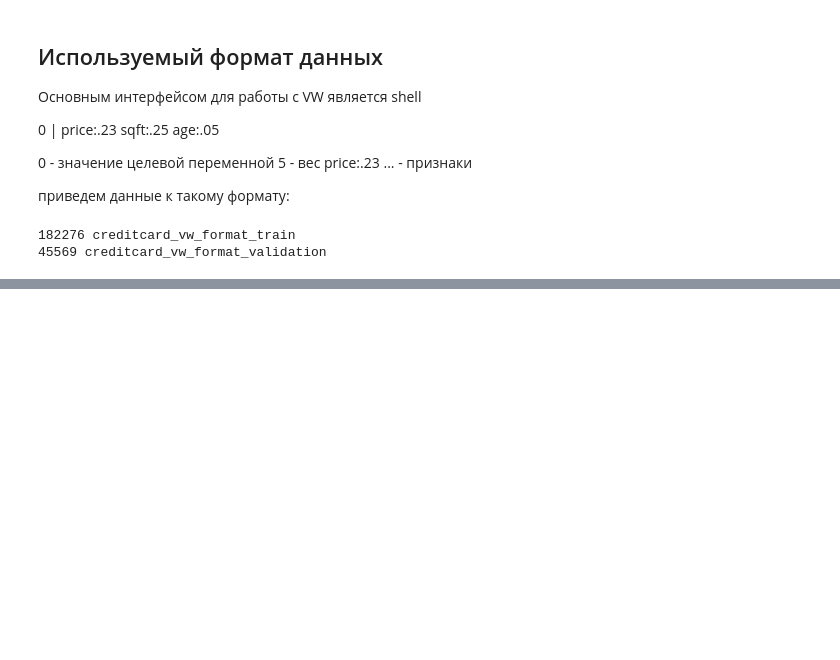
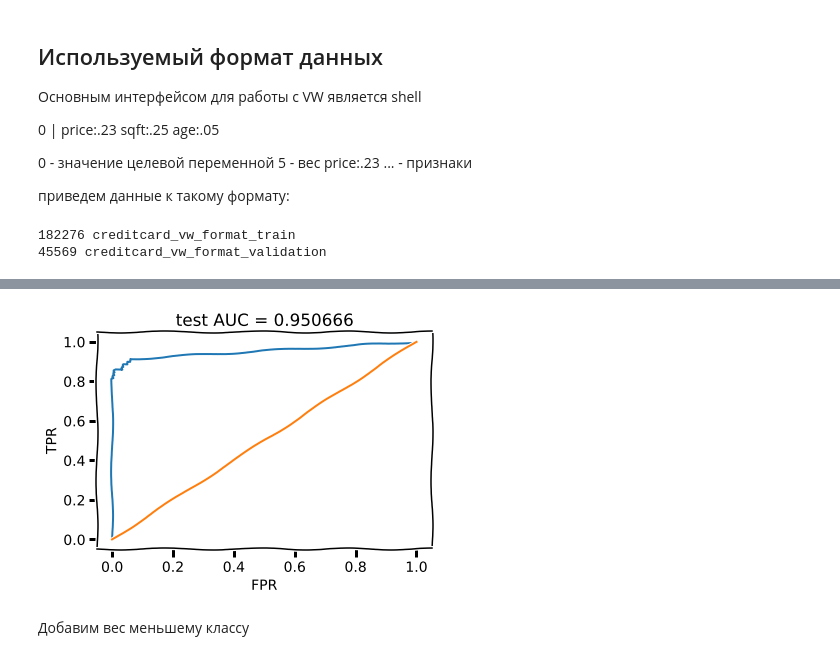
Before and after one commit to stroykova/spheremailru, a Jupyter notebook: lecture_08/vw_tutorial.ipynb, the cells around one changed output, grey strips where cells are left out. Saved outputs shown, nothing was run; the diff lists cells and outputs as text; code cells hidden in the pictures; blank space fills up the shorter version.

```diff
--- a/lecture_08/vw_tutorial.ipynb
+++ b/lecture_08/vw_tutorial.ipynb
@@ -151,0 +180,14 @@ total feature number = 1412333
+# %%
+with open('simple_model_predictions.vw') as pred_file:
+    validation_prediction = [1 - float(label) for label in pred_file.readlines()]
+
+auc = roc_auc_score(validation['Class'], validation_prediction)
+curve = roc_curve(validation['Class'], validation_prediction)
+
+plt.plot(curve[0], curve[1]);
+plt.plot([0,1], [0,1])
+plt.xlabel('FPR'); plt.ylabel('TPR'); plt.title('test AUC = %f' % (auc)); plt.axis([-0.05,1.05,-0.05,1.05]);
+# %% [output]
+[figure, added]
+# %% [markdown]
+Добавим вес меньшему классу
```
Also changed, not shown: parts of 10 cells of this notebook.
